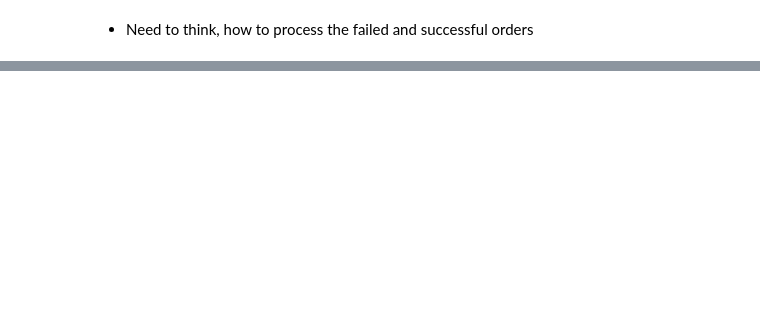
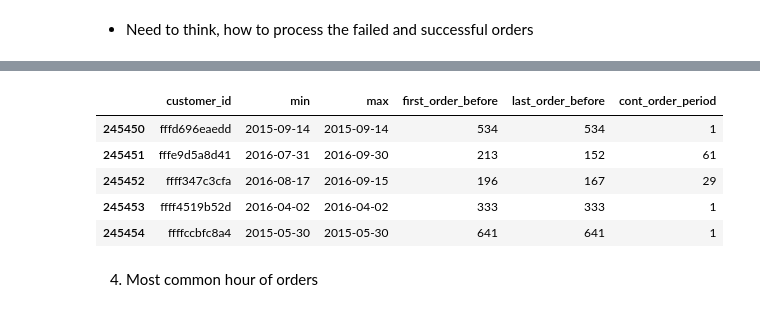
Before and after one commit to ashutosh3060/returning-customer-prediction, a Jupyter notebook: data_transformation.ipynb, the cells around one changed output, grey strips where cells are left out. Cells and saved outputs as stored; diff of their text form; code cells hidden in the pictures; blank space fills up the shorter version.

Commit message:
Features created from order_date variable

```diff
--- a/data_transformation.ipynb
+++ b/data_transformation.ipynb
@@ -303,3 +303,13 @@ df.loc[df["customer_id"]=="fffe9d5a8d41"]
 | 786595 | fffe9d5a8d41 | 2016-09-30 | 20 | NaN | 1 | 0.0 | 0.0 | ... |
 # %% [markdown]
 * Need to think, how to process the failed and successful orders
+# %%
+## Create copy of original dataset for new feature creation
+df_ftr_crtn = df.copy()
+print(df.shape)
+print(df_ftr_crtn.shape)
+
+## Typecasting the date field for operation
+print(df_ftr_crtn["order_date"].dtypes)
+df_ftr_crtn["order_date"] = pd.to_datetime(df_ftr_crtn["order_date"])
+print(df_ftr_crtn["order_date"].dtypes)
@@ -305,0 +325,4 @@ df.loc[df["customer_id"]=="fffe9d5a8d41"]
+# %%
+min_max_order_date = pd.DataFrame(df_ftr_crtn.groupby("customer_id")["order_date"].agg(['min', 'max'])).reset_index()
+print(min_max_order_date.shape)
+min_max_order_date.head()
@@ -305,0 +337,14 @@ df.loc[df["customer_id"]=="fffe9d5a8d41"]
+# %%
+min_max_order_date["first_order_before"] = (pd.to_datetime('2017-03-01') - min_max_order_date["min"]).dt.days
+min_max_order_date["last_order_before"] = (pd.to_datetime('2017-03-01') - min_max_order_date["max"]).dt.days
+min_max_order_date["cont_order_period"] = np.where((min_max_order_date["first_order_before"] - min_max_order_date["last_order_before"])==0, 1, min_max_order_date["first_order_before"] - min_max_order_date["last_order_before"])
+min_max_order_date.tail()
+# %% [output]
+|  | customer_id | min | max | first_order_before | last_order_before | cont_order_period |
+| 245450 | fffd696eaedd | 2015-09-14 | 2015-09-14 | 534 | 534 | 1 |
+| 245451 | fffe9d5a8d41 | 2016-07-31 | 2016-09-30 | 213 | 152 | 61 |
+| 245452 | ffff347c3cfa | 2016-08-17 | 2016-09-15 | 196 | 167 | 29 |
+| 245453 | ffff4519b52d | 2016-04-02 | 2016-04-02 | 333 | 333 | 1 |
+| 245454 | ffffccbfc8a4 | 2015-05-30 | 2015-05-30 | 641 | 641 | 1 |
+# %% [markdown]
+4. Most common hour of orders
```
Also changed, not shown: parts of 6 cells of this notebook.
